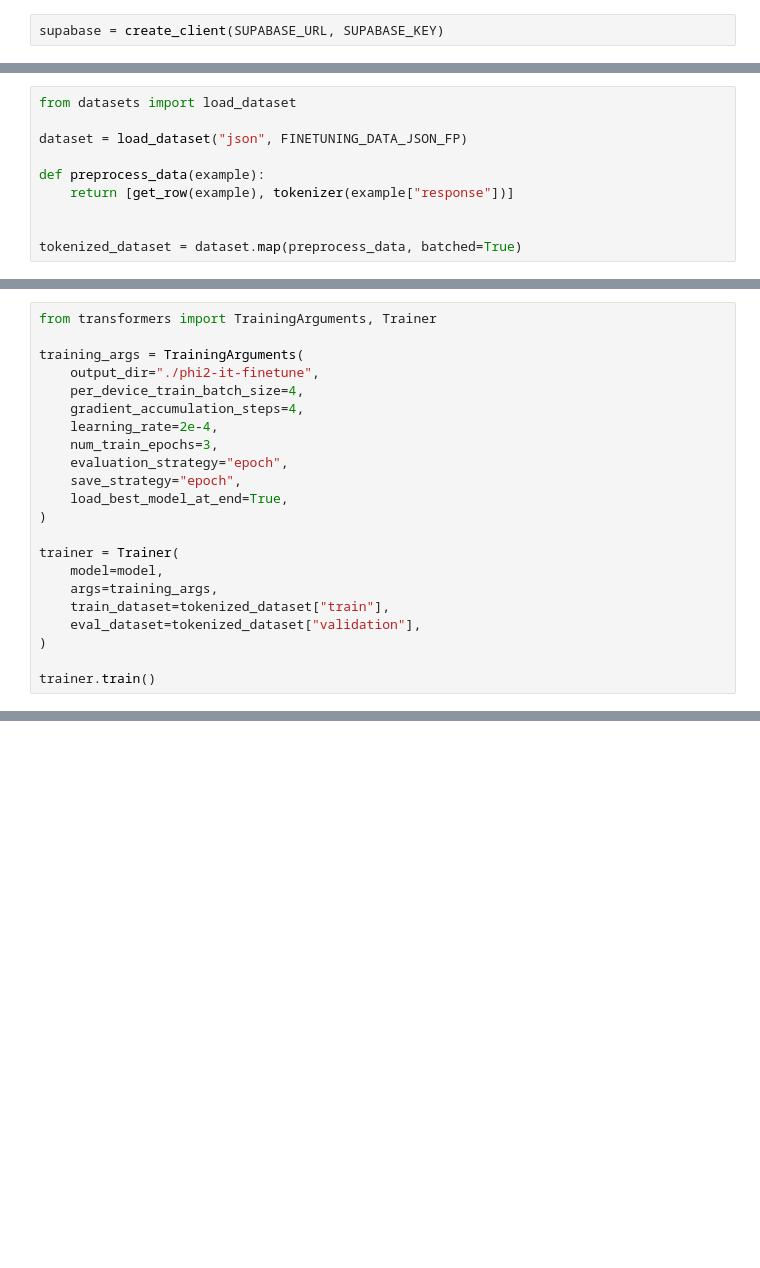
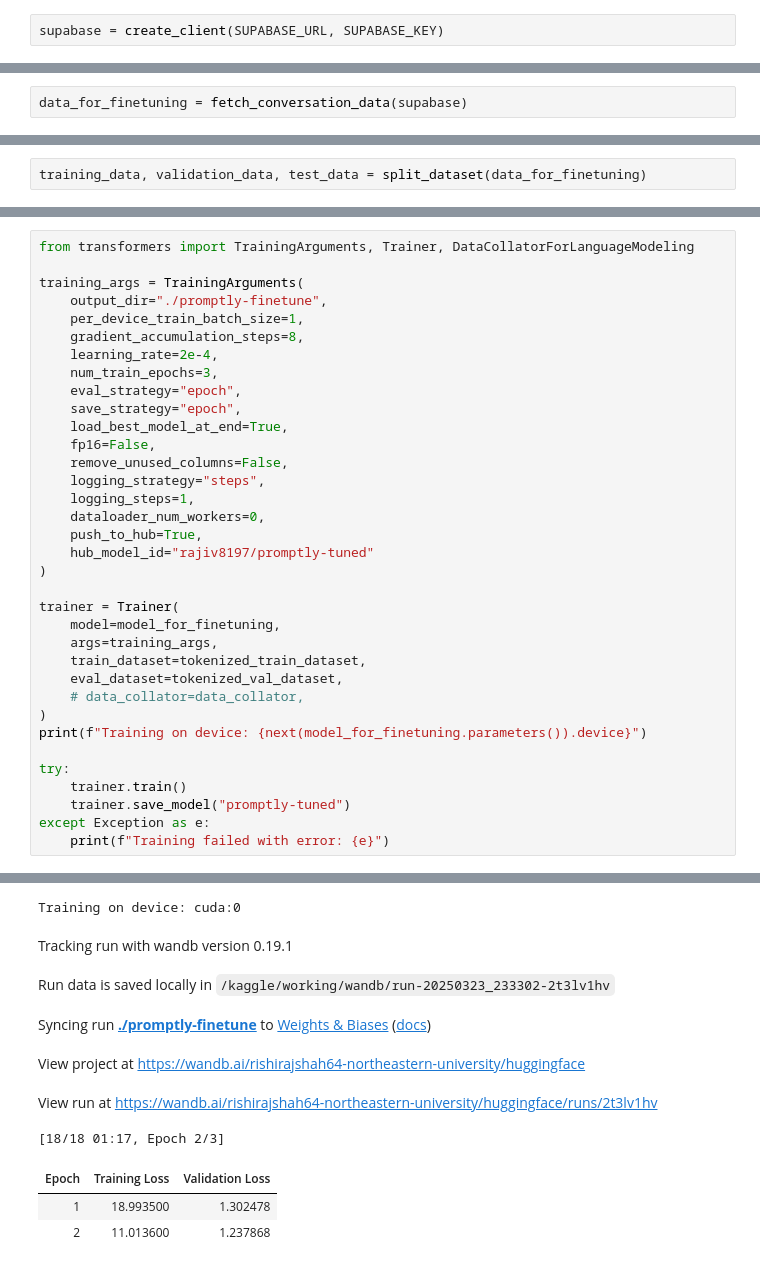
Before and after one commit to RajivShah1798/promptly, a Jupyter notebook: model_pipeline/training/promptly-finetuning.ipynb, the cells around one changed output, grey strips where cells are left out. Drawn from its saved outputs; the diff is of its cells as text; blank space fills up the shorter version.

```diff
--- a/model_pipeline/training/promptly-finetuning.ipynb
+++ b/model_pipeline/training/promptly-finetuning.ipynb
@@ -41,0 +74,2 @@ def pull_data_for_finetuning():
+# %%
+data_for_finetuning = fetch_conversation_data(supabase)
@@ -69,0 +96,2 @@ Requirement already satisfied: intel-cmplr-lib-ur==2024.2.0 in /usr/local/lib/py
+# %%
+training_data, validation_data, test_data = split_dataset(data_for_finetuning)
@@ -121,10 +173,0 @@ model = get_peft_model(model, lora_config)
-# %%
-from datasets import load_dataset
-
-dataset = load_dataset("json", FINETUNING_DATA_JSON_FP)
-
-def preprocess_data(example):
-    return [get_row(example), tokenizer(example["response"])]
-
-
-tokenized_dataset = dataset.map(preprocess_data, batched=True)
@@ -131,22 +264,36 @@ tokenized_dataset = dataset.map(preprocess_data, batched=True)
 # %%
-from transformers import TrainingArguments, Trainer
+from transformers import TrainingArguments, Trainer, DataCollatorForLanguageModeling
 
 training_args = TrainingArguments(
-    output_dir="./phi2-it-finetune",
-    per_device_train_batch_size=4,
-    gradient_accumulation_steps=4,
+    output_dir="./promptly-finetune",
+    per_device_train_batch_size=1,
+    gradient_accumulation_steps=8,
     learning_rate=2e-4,
     num_train_epochs=3,
-    evaluation_strategy="epoch",
+    eval_strategy="epoch",
     save_strategy="epoch",
     load_best_model_at_end=True,
+    fp16=False,
+    remove_unused_columns=False,
+    logging_strategy="steps",
+    logging_steps=1,
+    dataloader_num_workers=0,
+    push_to_hub=True,
+    hub_model_id="rajiv8197/promptly-tuned"
 )
 
 trainer = Trainer(
-    model=model,
+    model=model_for_finetuning,
     args=training_args,
-    train_dataset=tokenized_dataset["train"],
-    eval_dataset=tokenized_dataset["validation"],
+    train_dataset=tokenized_train_dataset,
+    eval_dataset=tokenized_val_dataset,
+    # data_collator=data_collator,
 )
+print(f"Training on device: {next(model_for_finetuning.parameters()).device}")
 
-trainer.train()
+try:
+    trainer.train()
+    trainer.save_model("promptly-tuned")
+except Exception as e:
+    print(f"Training failed with error: {e}")
+# %% [output]
@@ -152,0 +301,10 @@ trainer.train()
+Training on device: cuda:0
+Tracking run with wandb version 0.19.1
+Run data is saved locally in /kaggle/working/wandb/run-20250323_233302-2t3lv1hv
+Syncing run ./promptly-finetune to Weights & Biases (docs)
+View project at https://wandb.ai/rishirajshah64-northeastern-university/huggingface
+View run at https://wandb.ai/rishirajshah64-northeastern-university/huggingface/runs/2t3lv1hv
+[18/18 01:17, Epoch 2/3]
+| Epoch | Training Loss | Validation Loss |
+| 1 | 18.993500 | 1.302478 |
+| 2 | 11.013600 | 1.237868 |
```
Also changed, not shown: parts of 34 cells of this notebook, 1 other file.
